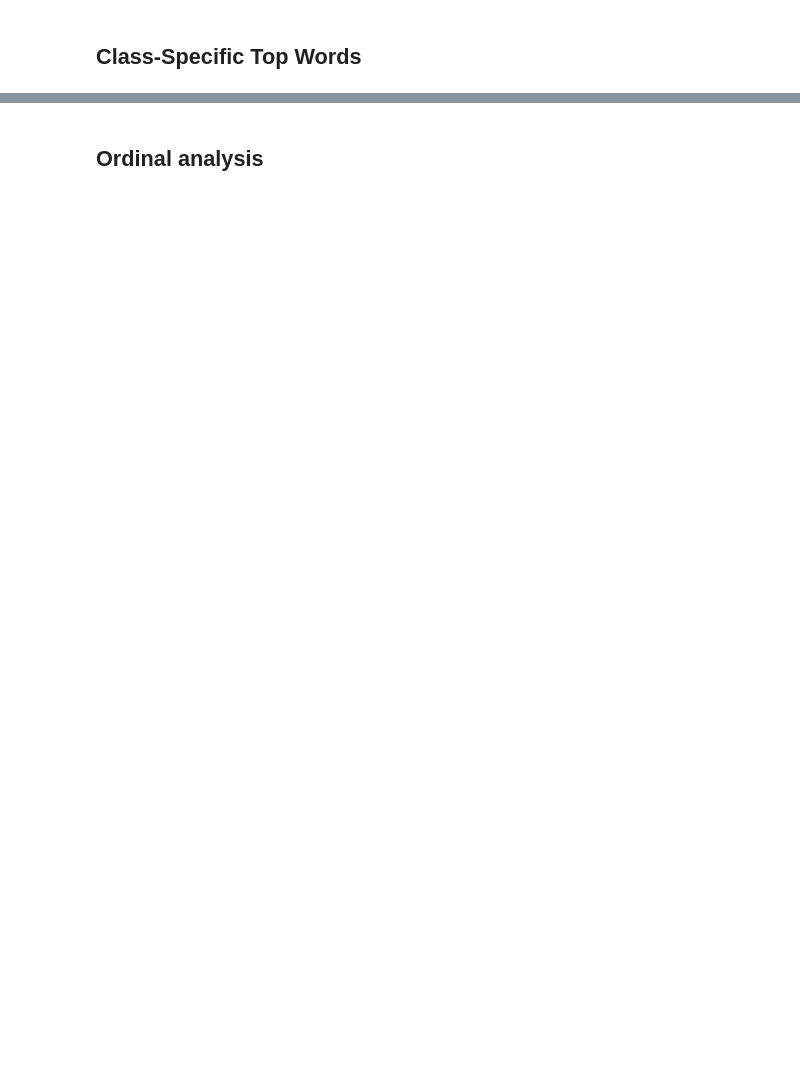
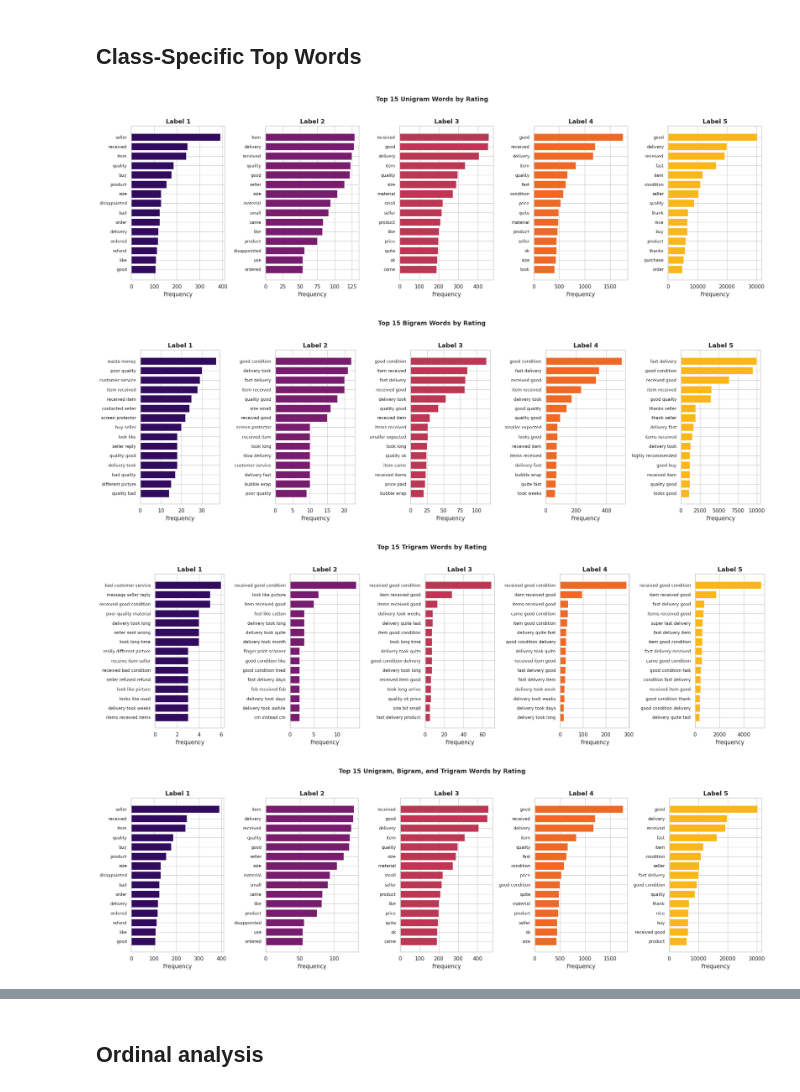
Before and after one commit to VinhDoan1604/BTL_ML, a Jupyter notebook: main.ipynb, the cells around one changed output, grey strips where cells are left out. Saved outputs shown, nothing was run; the diff lists cells and outputs as text; code cells hidden in the pictures; blank space fills up the shorter version.

```diff
--- a/main.ipynb
+++ b/main.ipynb
@@ -396,16 +564,21 @@ plot_overall_top_words(df_eda, 'processed_text', top_n=20, ngram_range=(3, 3), t
 ## Class-Specific Top Words
 # %%
 # Unigram
-plot_top_words_by_label(df_eda, 'processed_text', LABEL_COLUMN, top_n=15, ngram_range=(1,1))
+plot_top_words_by_label(df_eda, 'processed_text', LABEL_COLUMN, LABEL_ORDER, colors, top_n=15, ngram_range=(1,1))
 
 # Bigram
-plot_top_words_by_label(df_eda, 'processed_text', LABEL_COLUMN, top_n=15, ngram_range=(2,2))
+plot_top_words_by_label(df_eda, 'processed_text', LABEL_COLUMN, LABEL_ORDER, colors, top_n=15, ngram_range=(2,2))
 
 # Trigram
-plot_top_words_by_label(df_eda, 'processed_text', LABEL_COLUMN, top_n=15, ngram_range=(3,3))
+plot_top_words_by_label(df_eda, 'processed_text', LABEL_COLUMN, LABEL_ORDER, colors, top_n=15, ngram_range=(3,3))
 
 # Unigram, Bigram, and Trigram combined
-plot_top_words_by_label(df_eda, 'processed_text', LABEL_COLUMN, top_n=15, ngram_range=(1,3))
+plot_top_words_by_label(df_eda, 'processed_text', LABEL_COLUMN, LABEL_ORDER, colors, top_n=15, ngram_range=(1,3))
+# %% [output]
+[figure, added]
+[figure, added]
+[figure, added]
+[figure, added]
 # %%
 # Call the new function with your dataframe and relevant variables
 plot_tfidf_features_per_class(df_eda, 'processed_text', LABEL_COLUMN, LABEL_ORDER, colors, theme_palette)
```
Also changed, not shown: parts of 35 cells of this notebook.
